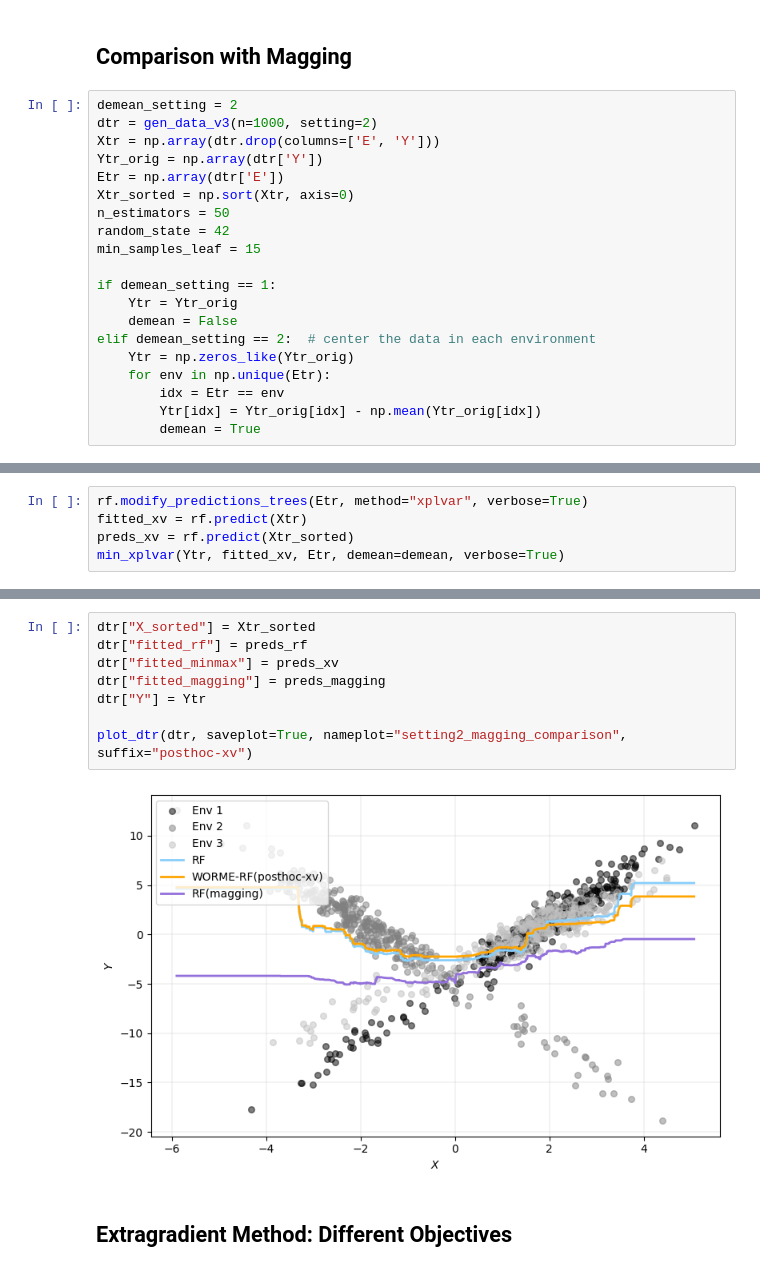
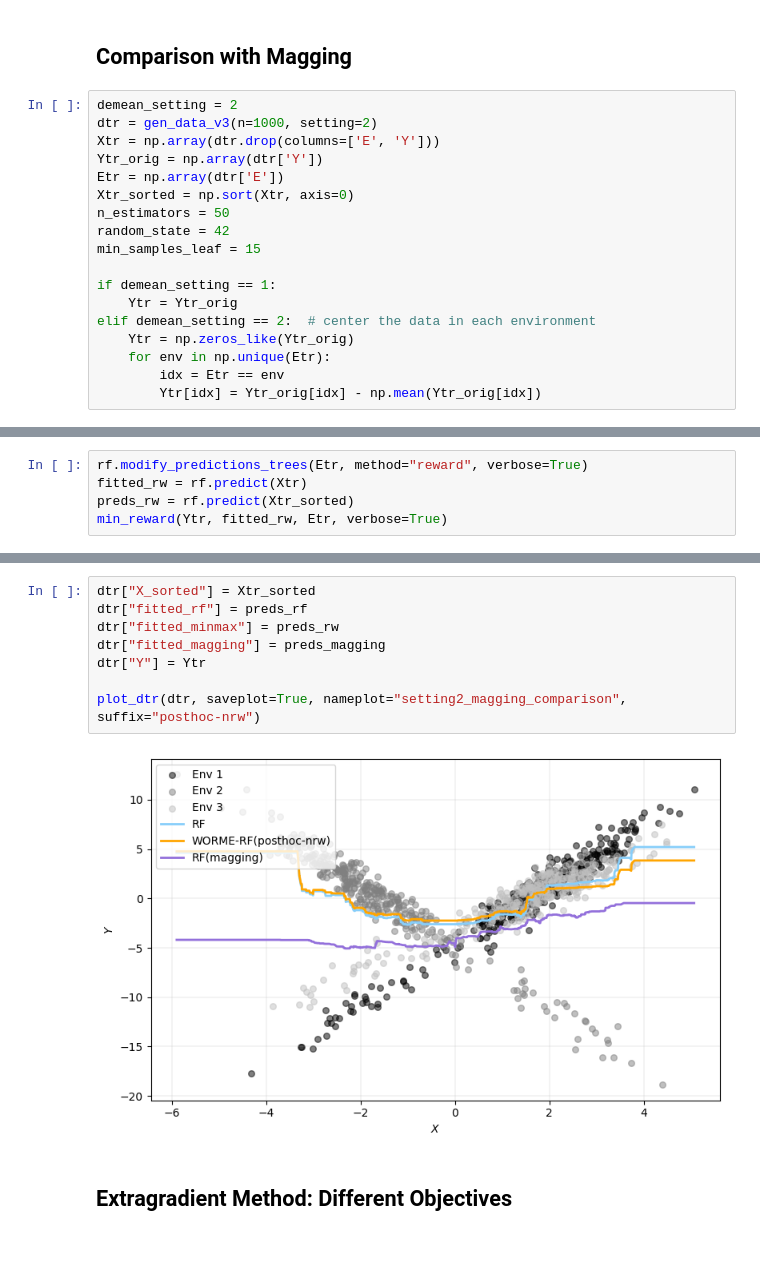
Before and after one commit to francescofreni/nldg, a Jupyter notebook: notebooks/miscellanea.ipynb, the cells around one changed output, grey strips where cells are left out. Cells and saved outputs as stored; diff of their text form.

```diff
--- a/notebooks/miscellanea.ipynb
+++ b/notebooks/miscellanea.ipynb
@@ -25,13 +25,11 @@ min_samples_leaf = 15
 
 if demean_setting == 1:
     Ytr = Ytr_orig
-    demean = False
 elif demean_setting == 2:  # center the data in each environment
     Ytr = np.zeros_like(Ytr_orig)
     for env in np.unique(Etr):
         idx = Etr == env
         Ytr[idx] = Ytr_orig[idx] - np.mean(Ytr_orig[idx])
-        demean = True
 # %%
 rf = RandomForest(
     "Regression",
@@ -50,7 +48,7 @@ Environment 2 explained variance: 3.5926215139898305
 np.float64(2.0186800303153625)
 # %%
-rf.modify_predictions_trees(Etr, method="xplvar", verbose=True)
-fitted_xv = rf.predict(Xtr)
-preds_xv = rf.predict(Xtr_sorted)
-min_xplvar(Ytr, fitted_xv, Etr, demean=demean, verbose=True)
+rf.modify_predictions_trees(Etr, method="reward", verbose=True)
+fitted_rw = rf.predict(Xtr)
+preds_rw = rf.predict(Xtr_sorted)
+min_reward(Ytr, fitted_rw, Etr, verbose=True)
 # %% [output]
@@ -79,13 +77,13 @@ np.float64(-26.131661941523568)
 # %%
 dtr["X_sorted"] = Xtr_sorted
 dtr["fitted_rf"] = preds_rf
-dtr["fitted_minmax"] = preds_xv
+dtr["fitted_minmax"] = preds_rw
 dtr["fitted_magging"] = preds_magging
 dtr["Y"] = Ytr
 
-plot_dtr(dtr, saveplot=True, nameplot="setting2_magging_comparison", suffix="posthoc-xv")
+plot_dtr(dtr, saveplot=True, nameplot="setting2_magging_comparison", suffix="posthoc-nrw")
 # %% [output]
-[figure, old version]
+[figure, new version]
 # %% [markdown]
 ## Extragradient Method: Different Objectives
 # %%
```
Also changed, not shown: parts of 21 cells of this notebook, 9 other files.
